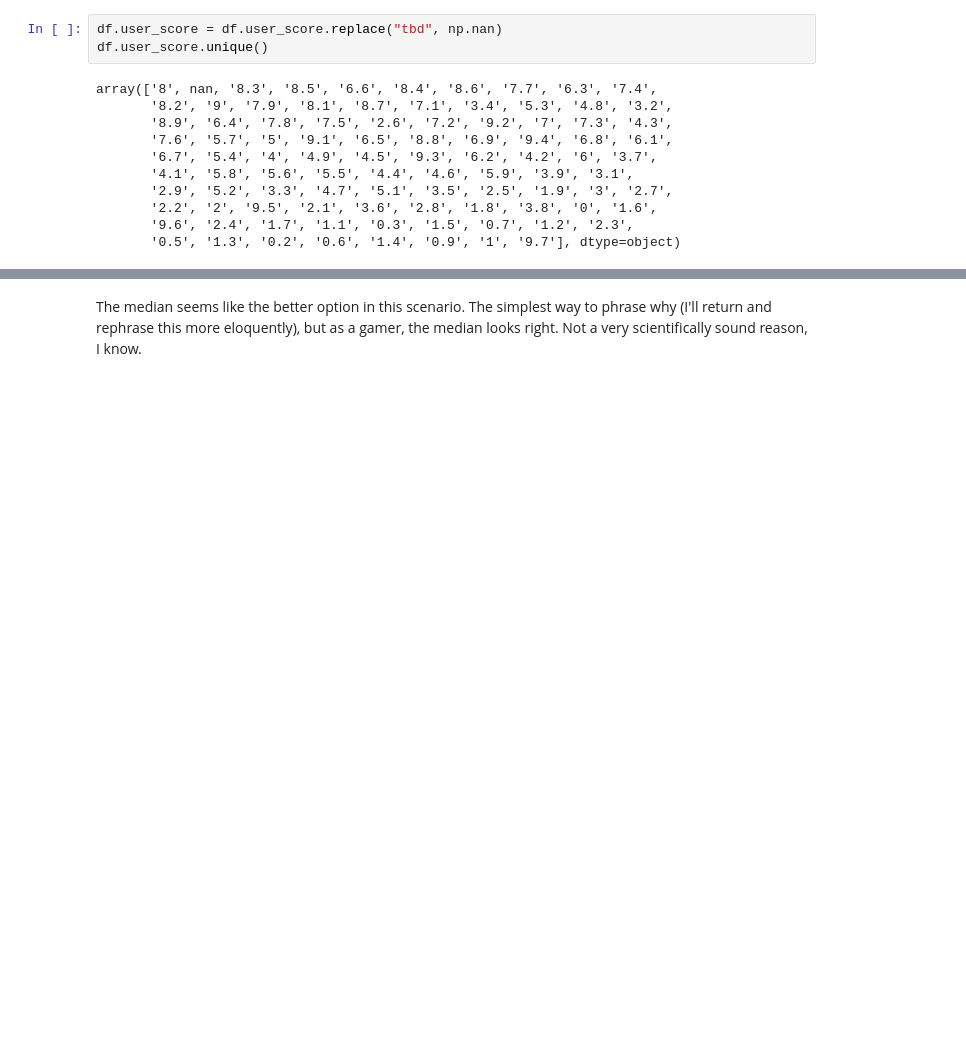
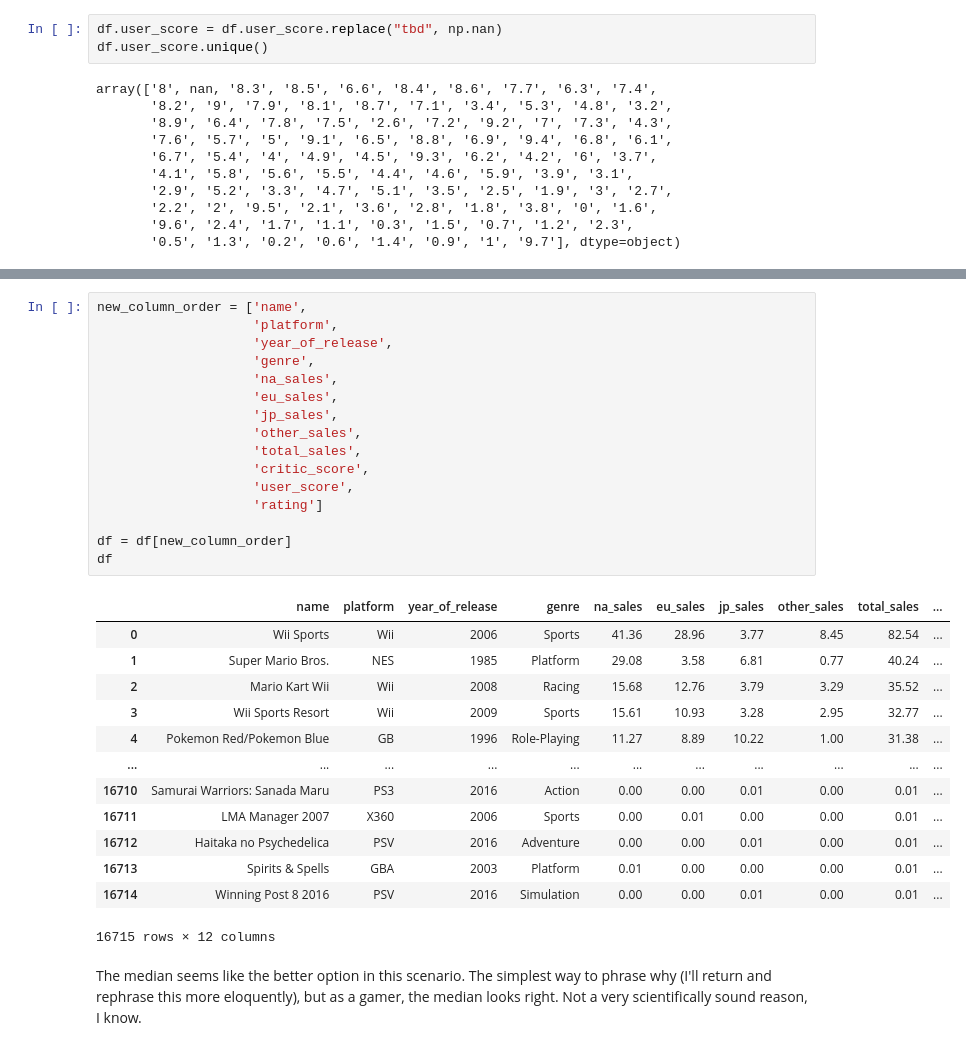
Before and after one commit to Vyncent-vdW/sprint_5_game_platforms, a Jupyter notebook: games_df.ipynb, the cells around one changed output, grey strips where cells are left out. Saved outputs shown, nothing was run; the diff lists cells and outputs as text; blank space fills up the shorter version.

```diff
--- a/games_df.ipynb
+++ b/games_df.ipynb
@@ -427,3 +533,33 @@ Name: user_score, dtype: float64
+# %%
+new_column_order = ['name',
+                    'platform',
+                    'year_of_release',
+                    'genre',
+                    'na_sales',
+                    'eu_sales',
+                    'jp_sales',
+                    'other_sales',
+                    'total_sales',
+                    'critic_score',
+                    'user_score',
+                    'rating']
+
+df = df[new_column_order]
+df
+# %% [output]
+|  | name | platform | year_of_release | genre | na_sales | eu_sales | jp_sales | other_sales | total_sales | ... |
+| 0 | Wii Sports | Wii | 2006 | Sports | 41.36 | 28.96 | 3.77 | 8.45 | 82.54 | ... |
+| 1 | Super Mario Bros. | NES | 1985 | Platform | 29.08 | 3.58 | 6.81 | 0.77 | 40.24 | ... |
+| 2 | Mario Kart Wii | Wii | 2008 | Racing | 15.68 | 12.76 | 3.79 | 3.29 | 35.52 | ... |
+| 3 | Wii Sports Resort | Wii | 2009 | Sports | 15.61 | 10.93 | 3.28 | 2.95 | 32.77 | ... |
+| 4 | Pokemon Red/Pokemon Blue | GB | 1996 | Role-Playing | 11.27 | 8.89 | 10.22 | 1.00 | 31.38 | ... |
+| ... | ... | ... | ... | ... | ... | ... | ... | ... | ... | ... |
+| 16710 | Samurai Warriors: Sanada Maru | PS3 | 2016 | Action | 0.00 | 0.00 | 0.01 | 0.00 | 0.01 | ... |
+| 16711 | LMA Manager 2007 | X360 | 2006 | Sports | 0.00 | 0.01 | 0.00 | 0.00 | 0.01 | ... |
+| 16712 | Haitaka no Psychedelica | PSV | 2016 | Adventure | 0.00 | 0.00 | 0.01 | 0.00 | 0.01 | ... |
+| 16713 | Spirits & Spells | GBA | 2003 | Platform | 0.01 | 0.00 | 0.00 | 0.00 | 0.01 | ... |
+| 16714 | Winning Post 8 2016 | PSV | 2016 | Simulation | 0.00 | 0.00 | 0.01 | 0.00 | 0.01 | ... |
+16715 rows × 12 columns
 # %% [markdown]
 The median seems like the better option in this scenario. The simplest way to phrase why (I'll return and rephrase this more eloquently), but as a gamer, the median looks right. Not a very scientifically sound reason, I know.
 # %% [markdown]
```
Also changed, not shown: parts of 9 cells of this notebook.
